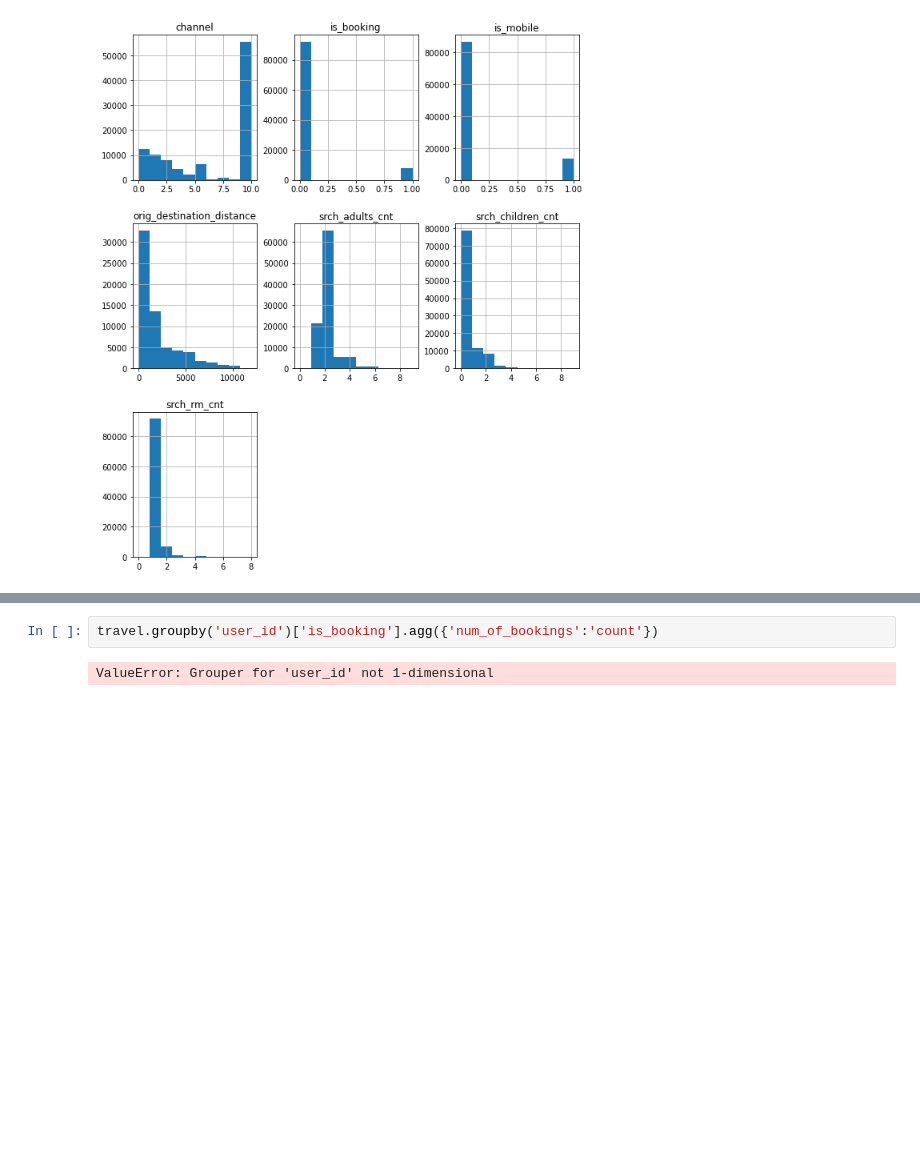
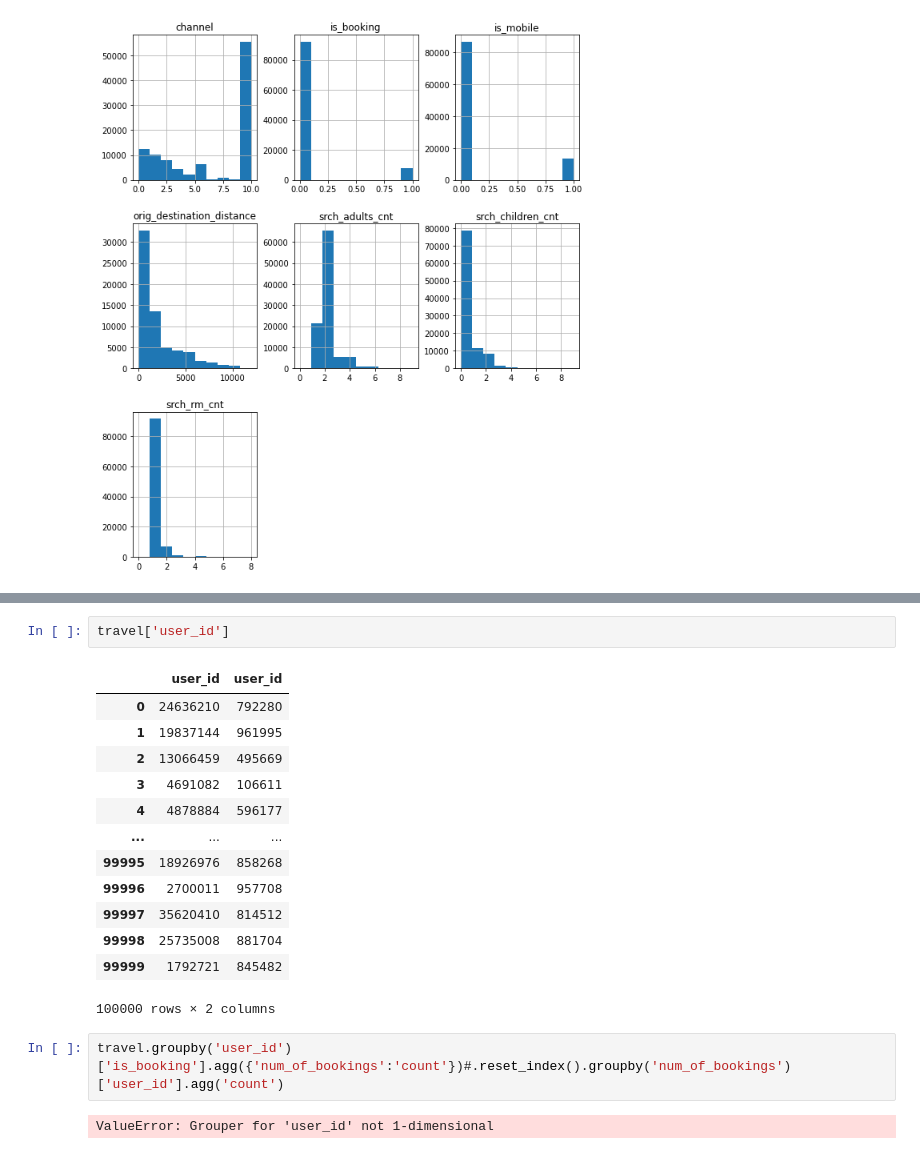
Before and after one commit to AvinashTiwari/Artifical-intelligence-2, a Jupyter notebook: 1_DataScience_20_Case_Studies/14_Customer_Clusterning/CustCluster.ipynb, the cells around one changed output, grey strips where cells are left out. Drawn from its saved outputs; the diff is of its cells as text; blank space fills up the shorter version.

```diff
--- a/1_DataScience_20_Case_Studies/14_Customer_Clusterning/CustCluster.ipynb
+++ b/1_DataScience_20_Case_Studies/14_Customer_Clusterning/CustCluster.ipynb
@@ -153,4 +153,20 @@ travel.head()
+# %%
+travel['user_id']
+# %% [output]
+|  | user_id | user_id |
+| 0 | 24636210 | 792280 |
+| 1 | 19837144 | 961995 |
+| 2 | 13066459 | 495669 |
+| 3 | 4691082 | 106611 |
+| 4 | 4878884 | 596177 |
+| ... | ... | ... |
+| 99995 | 18926976 | 858268 |
+| 99996 | 2700011 | 957708 |
+| 99997 | 35620410 | 814512 |
+| 99998 | 25735008 | 881704 |
+| 99999 | 1792721 | 845482 |
+100000 rows × 2 columns
 # %%
-travel.groupby('user_id')['is_booking'].agg({'num_of_bookings':'count'})
+travel.groupby('user_id')['is_booking'].agg({'num_of_bookings':'count'})#.reset_index().groupby('num_of_bookings')['user_id'].agg('count')
 # %% [output]
 ValueError: Grouper for 'user_id' not 1-dimensional
```
Also changed, not shown: parts of 2 cells of this notebook.
